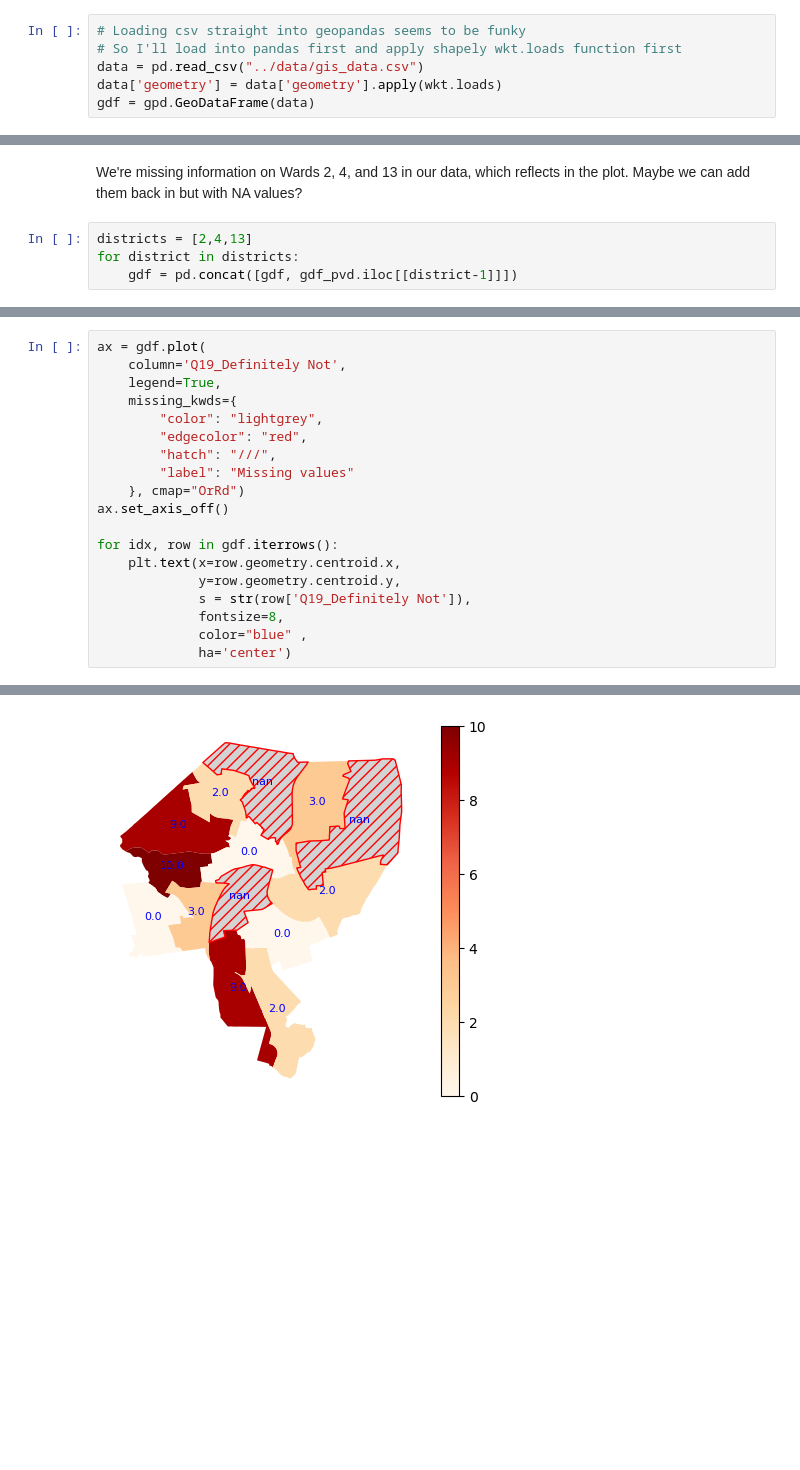
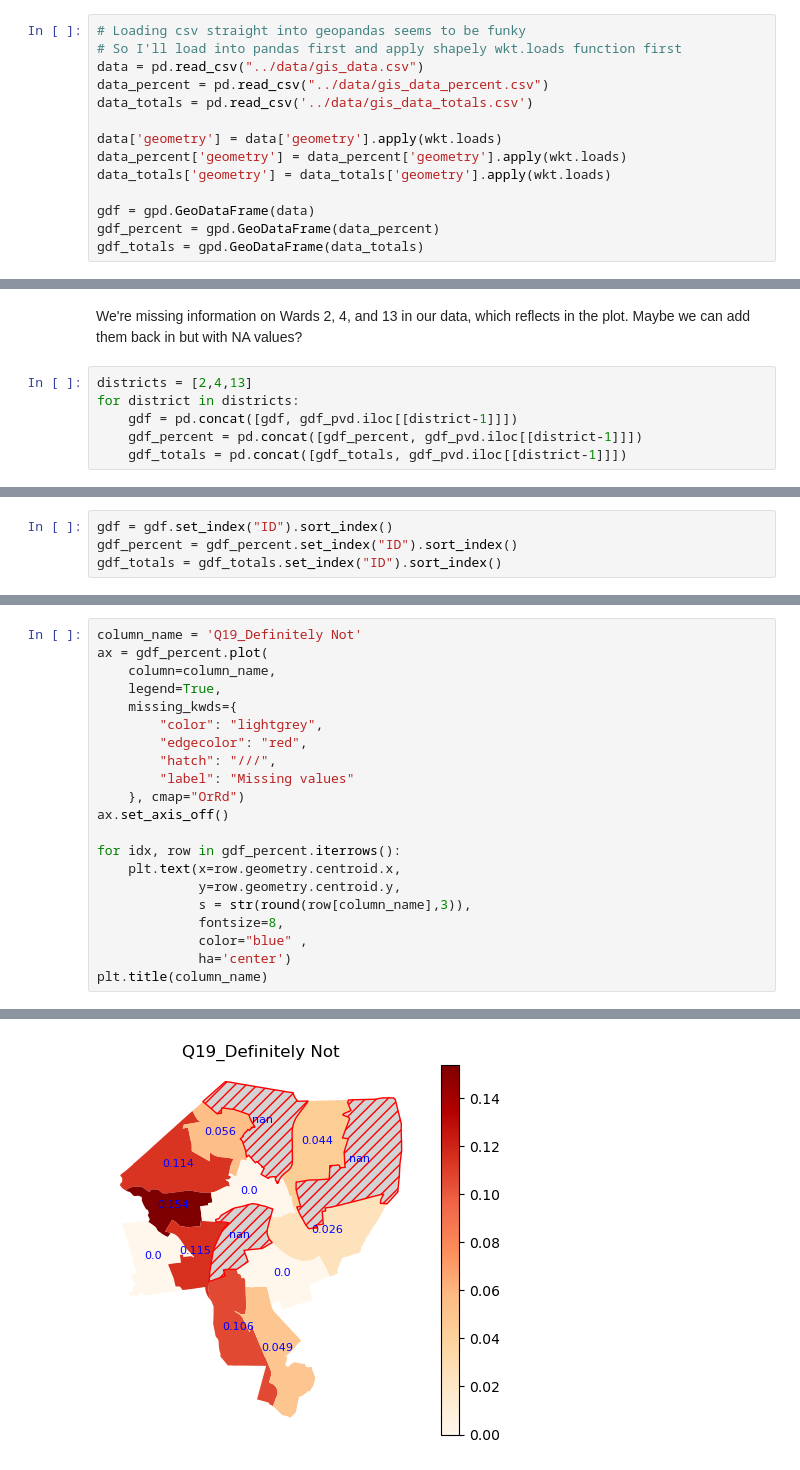
Before and after one commit to dwang0120/EveryVoteCounts-GIS, a Jupyter notebook: src/gis_prep.ipynb, the cells around one changed output, grey strips where cells are left out. Drawn from its saved outputs; the diff is of its cells as text; blank space fills up the shorter version.

Commit message:
parameterized plot making, made plots for total counts and percentages of responses by ward

```diff
--- a/src/gis_prep.ipynb
+++ b/src/gis_prep.ipynb
@@ -13,5 +14,13 @@ Loading our data:
 # Loading csv straight into geopandas seems to be funky
 # So I'll load into pandas first and apply shapely wkt.loads function first
 data = pd.read_csv("../data/gis_data.csv")
+data_percent = pd.read_csv("../data/gis_data_percent.csv")
+data_totals = pd.read_csv('../data/gis_data_totals.csv')
+
 data['geometry'] = data['geometry'].apply(wkt.loads)
+data_percent['geometry'] = data_percent['geometry'].apply(wkt.loads)
+data_totals['geometry'] = data_totals['geometry'].apply(wkt.loads)
+
 gdf = gpd.GeoDataFrame(data)
+gdf_percent = gpd.GeoDataFrame(data_percent)
+gdf_totals = gpd.GeoDataFrame(data_totals)
@@ -36,3 +47,5 @@ We're missing information on Wards 2, 4, and 13 in our data, which reflects in t
 districts = [2,4,13]
 for district in districts:
     gdf = pd.concat([gdf, gdf_pvd.iloc[[district-1]]])
+    gdf_percent = pd.concat([gdf_percent, gdf_pvd.iloc[[district-1]]])
+    gdf_totals = pd.concat([gdf_totals, gdf_pvd.iloc[[district-1]]])
@@ -70,0 +52,4 @@ Index(['ID', 'DISTRICT', 'DISTRICTN', 'Shape_STAr', 'Shape_STLe', 'geometry',
+# %%
+gdf = gdf.set_index("ID").sort_index()
+gdf_percent = gdf_percent.set_index("ID").sort_index()
+gdf_totals = gdf_totals.set_index("ID").sort_index()
@@ -71,6 +66,7 @@ Index(['ID', 'DISTRICT', 'DISTRICTN', 'Shape_STAr', 'Shape_STLe', 'geometry',
 # %%
-ax = gdf.plot(
-    column='Q19_Definitely Not',
+column_name = 'Q19_Definitely Not'
+ax = gdf_percent.plot(
+    column=column_name,
     legend=True,
     missing_kwds={
         "color": "lightgrey",
@@ -80,11 +76,12 @@ ax = gdf.plot(
     }, cmap="OrRd")
 ax.set_axis_off()
 
-for idx, row in gdf.iterrows():
+for idx, row in gdf_percent.iterrows():
     plt.text(x=row.geometry.centroid.x,
              y=row.geometry.centroid.y,
-             s = str(row['Q19_Definitely Not']),
+             s = str(round(row[column_name],3)),
              fontsize=8,
              color="blue" ,
              ha='center')
+plt.title(column_name)
 # %% [output]
@@ -91 +89 @@ for idx, row in gdf.iterrows():
-[figure, old version]
+[figure, new version]
```
Also changed, not shown: parts of 16 cells of this notebook, 9 other files.
